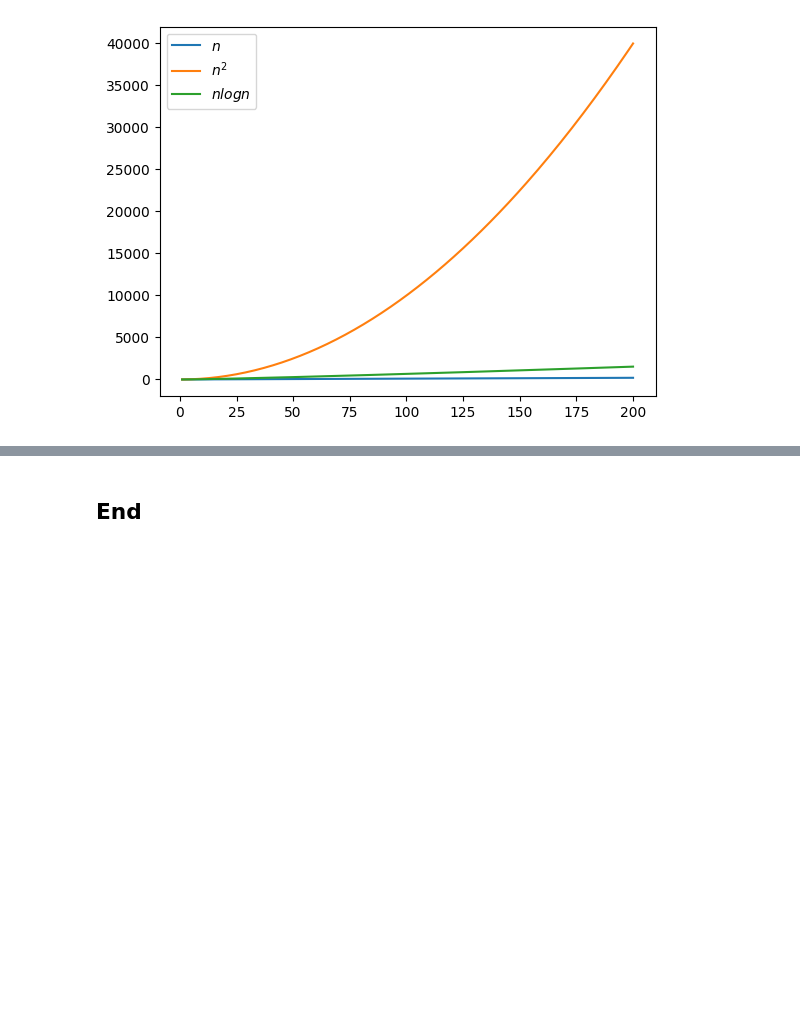
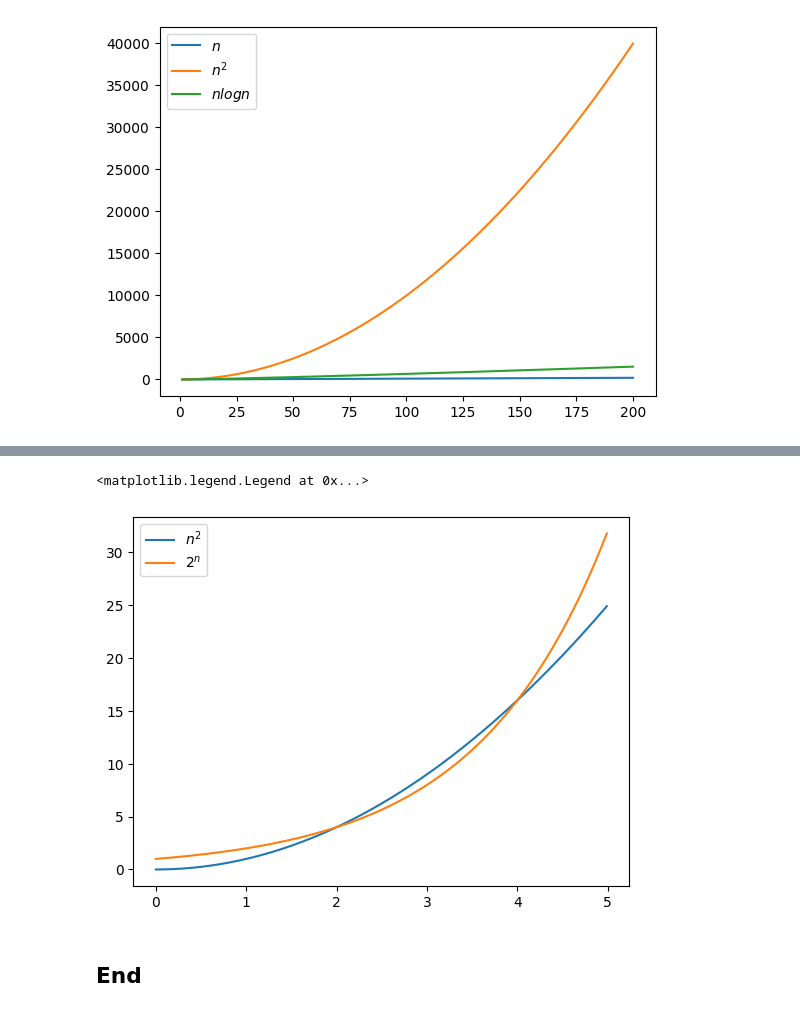
Before and after one commit to ianmcloughlin/computational_theory, a Jupyter notebook: materials/computational_complexity.ipynb, the cells around one changed output, grey strips where cells are left out. Cells and saved outputs as stored; diff of their text form; code cells hidden in the pictures; blank space fills up the shorter version.

```diff
--- a/materials/computational_complexity.ipynb
+++ b/materials/computational_complexity.ipynb
@@ -50,2 +137,11 @@ plt.legend()
+# %%
+n = np.arange(0, 5, 0.01)
+
+plt.plot(n, n**2, label='$n^2$')
+plt.plot(n, 2**n, label='$2^n$')
+plt.legend()
+# %% [output]
+<matplotlib.legend.Legend at 0x...>
+[figure, added]
 # %% [markdown]
 ## End
```
Also changed, not shown: parts of 11 cells of this notebook.
